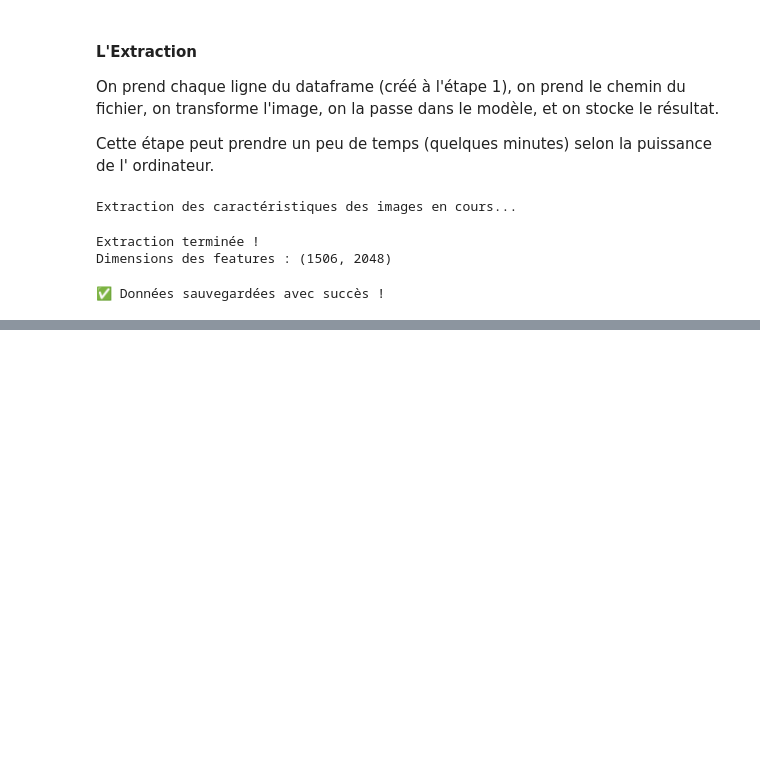
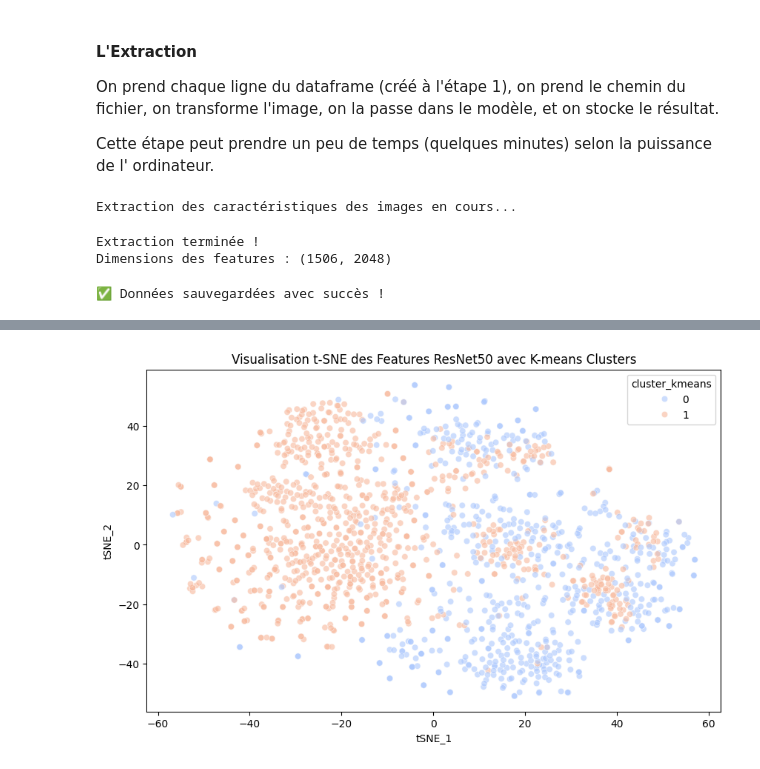
Before and after one commit to BAZAROPH/brain-scan-ai, a Jupyter notebook: main.ipynb, the cells around one changed output, grey strips where cells are left out. Drawn from its saved outputs; the diff is of its cells as text; code cells hidden in the pictures; blank space fills up the shorter version.

```diff
--- a/main.ipynb
+++ b/main.ipynb
@@ -425,0 +592,26 @@ print("✅ Données sauvegardées avec succès !")
+# %%
+from sklearn.cluster import KMeans
+
+#nOUS cherchons 2 clusters vu que nous avons 2 classes (cancer et normal)
+print("Lancement de K-means clustering...")
+
+n_clusters = 2
+random_state = 42
+n_init = 10
+mlflow.log_param("kmeans_n_clusters", n_clusters)
+mlflow.log_param("kmeans_random_state", random_state)
+mlflow.log_param("kmeans_n_init", n_init)
+
+kmeans = KMeans(n_clusters=n_clusters, random_state=random_state, n_init=n_init)
+
+#Nous permettons à l'algo d'apprendre sur toutes les données (labelisées et non labelisées)
+kmeans.fit(X_scaled)
+
+#Récupération des étiquettes trouvées (0 ou 1) pour chaque image
+clusters_finded = kmeans.labels_
+
+#Ajout des clusters trouvés au dataframe pour analyse
+df["cluster_kmeans"] = clusters_finded
+
+print("Clustering terminé. Chaque image a maintenant une étiquette de cluster (0 ou 1).")
+print(df["cluster_kmeans"].value_counts())
@@ -425,0 +631,18 @@ print("✅ Données sauvegardées avec succès !")
+# %%
+fig = plt.figure(figsize=(10, 6))
+
+#On utilise les coordonnées t-SNE calculées précédemment pour la visualisation, mais on colorie selon les clusters trouvés par K-means
+sns.scatterplot(
+    data=df,
+    x=df_visu["tSNE_1"], #les coordonnées X du t-SNE précédent
+    y=df_visu["tSNE_2"], #On reprend les coordonnées Y
+    hue="cluster_kmeans",
+    palette="coolwarm",
+    alpha=0.6
+)
+
+plt.title("Visualisation t-SNE des Features ResNet50 avec K-means Clusters")
+plt.show()
+mlflow.log_figure(fig, "visualisation_tsne.png")
+# %% [output]
+[figure, added]
```
Also changed, not shown: parts of 18 cells of this notebook, 9 other files.
